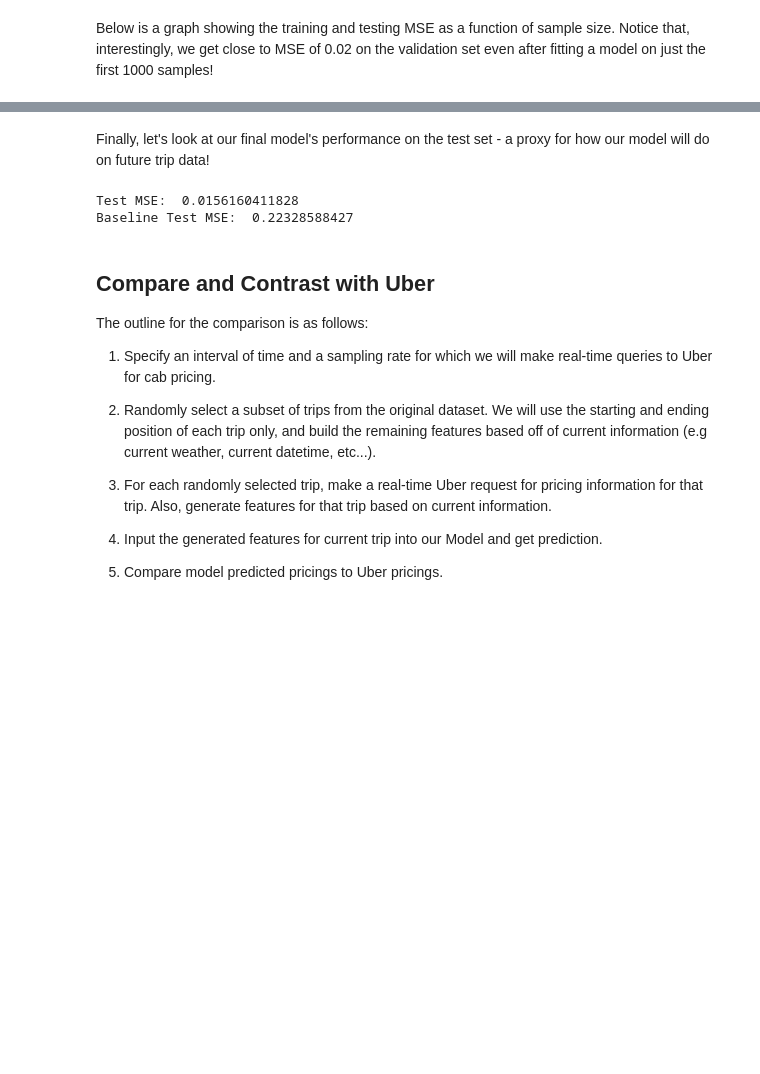
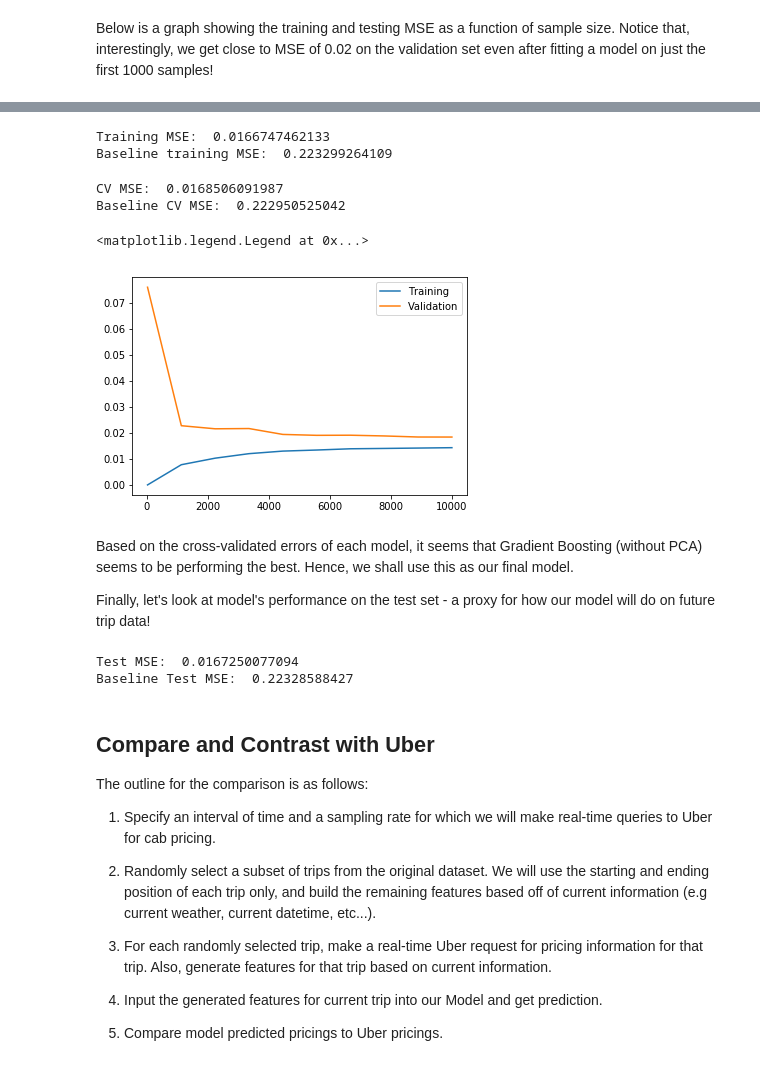
Before and after one commit to ComputAni/PDS-Price-Predictor, a Jupyter notebook: Final_Project_PDS.ipynb, the cells around one changed output, grey strips where cells are left out. Saved outputs shown, nothing was run; the diff lists cells and outputs as text; code cells hidden in the pictures; blank space fills up the shorter version.

```diff
--- a/Final_Project_PDS.ipynb
+++ b/Final_Project_PDS.ipynb
@@ -630,0 +688,18 @@ plt.legend(["Training", "Validation"])
+# %%
+def applyPCA(X_train, X_test, numComponents):
+    pca = PCA(n_components = numComponents)
+
+    # Fit the training data to the PCA model.
+    pca.fit(X_train)
+
+    # Reduce the dimensionality of the training set.
+    newX_train = pca.transform(X_train)
+
+    # Reduce the dimensionality of the testing set.
+    newX_test = pca.transform(X_test)
+
+    return newX_train, newX_test
+
+pcaX_train, pcaX_cv = applyPCA(X_train, X_cv, 16)
+clfPCA = GradientBoostingRegressor()
+clfPCA.fit(pcaX_train, y_train)
@@ -631,10 +714,37 @@ plt.legend(["Training", "Validation"])
+# %%
+print("Training MSE: ", np.mean((clfPCA.predict(pcaX_train) - y_train)**2))
+print("Baseline training MSE: ", np.mean((np.mean(y_train) - y_train)**2))
+# %% [output]
+Training MSE:  0.0166747462133
+Baseline training MSE:  0.223299264109
+# %%
+print("CV MSE: ", np.mean((clfPCA.predict(pcaX_cv) - y_cv)**2))
+print("Baseline CV MSE: ", np.mean((np.mean(y_train) - y_cv)**2))
+# %% [output]
+CV MSE:  0.0168506091987
+Baseline CV MSE:  0.222950525042
+# %%
+def get_err_samples(clf, X, y, X_cv, y_cv, n_samples):
+    clf.fit(X[:n_samples], y[:n_samples])
+    return np.array([np.mean((clf.predict(X[:n_samples]) - y[:n_samples])**2),
+                     np.mean((clf.predict(X_cv) - y_cv)**2)])
+
+n_samples = [int(x) for x in np.linspace(20, 10000, 10)] # 1000, 2000, ..., 10000
+errors = np.array([get_err_samples(clfPCA, pcaX_train, y_train, pcaX_cv, y_cv, n) for n in n_samples])
+plt.plot(n_samples, errors[:,0], n_samples, errors[:,1])
+plt.legend(["Training", "Validation"])
+# %% [output]
+<matplotlib.legend.Legend at 0x...>
+[figure, added]
 # %% [markdown]
-Finally, let's look at our final model's performance on the test set - a proxy for how our model will do on future trip data!
+Based on the cross-validated errors of each model, it seems that Gradient Boosting (without PCA) seems to be performing the best. Hence, we shall use this as our final model.
+
+Finally, let's look at model's performance on the test set - a proxy for how our model will do on future trip data!
 # %%
 print("Test MSE: ", np.mean((clf.predict(X_test) - y_test)**2))
 print("Baseline Test MSE: ", np.mean((np.mean(y_train) - y_test)**2))
 # %% [output]
-Test MSE:  0.0156160411828
+Test MSE:  0.0167250077094
 Baseline Test MSE:  0.22328588427
 # %% [markdown]
 ## Compare and Contrast with Uber
```
Also changed, not shown: parts of 16 cells of this notebook.
